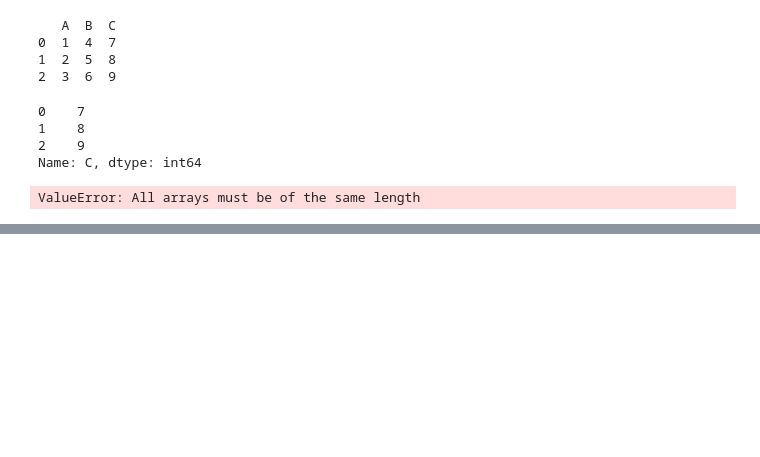
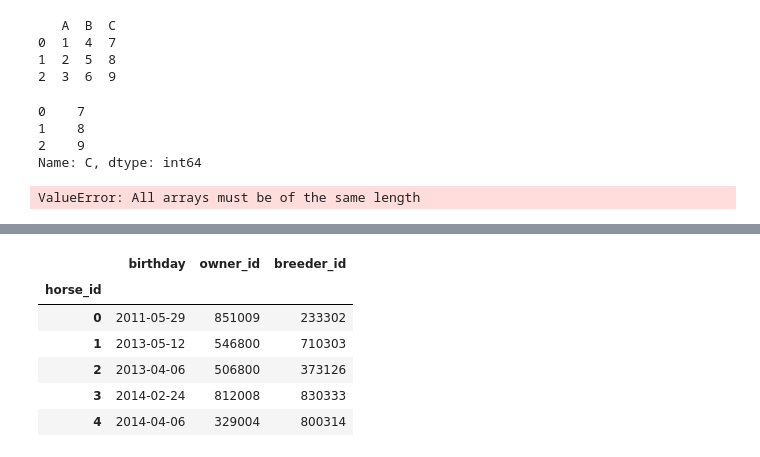
Before and after one commit to nmatsubara8/keibam, a Jupyter notebook: src/preparing/sand_box.ipynb, the cells around one changed output, grey strips where cells are left out. Cells and saved outputs as stored; diff of their text form; code cells hidden in the pictures; blank space fills up the shorter version.

```diff
--- a/src/preparing/sand_box.ipynb
+++ b/src/preparing/sand_box.ipynb
@@ -1566,0 +1715,72 @@ create_raw_horse_info_("./data/html/horse/2011106610.bin")
+# %%
+import pandas as pd
+
+from src.constants._horse_info_cols import HorseInfoCols as Cols
+from src.preprocessing._abstract_data_processor import AbstractDataProcessor
+
+
+class HorseInfoProcessor(AbstractDataProcessor):
+    def __init__(self, filepath):
+        """
+        初期処理
+        """
+        super().__init__(filepath)
+
+    def _preprocess(self):
+        """
+        前処理
+        """
+        df = self.raw_data
+
+        # 生年月日をdatetime型に設定
+        df["birthday"] = pd.to_datetime(df[Cols.BIRTHDAY], format="%Y年%m月%d日")
+
+        # インデックス名を与える
+        df.index.name = "horse_id"
+
+        # カラム抽出
+        df = self._select_columns(df)
+
+        return df
+
+    def _select_columns(self, raw):
+        """
+        カラム抽出
+        """
+        df = raw.copy()[
+            [
+                # Cols.BIRTHDAY, # 生年月日
+                # Cols.TRAINER, # 調教師
+                # Cols.OWNER, # 馬主
+                # Cols.BREEDER, # 生産者
+                # Cols.REC_INFO, # 募集情報
+                # Cols.ORIGIN, # 産地
+                # Cols.PRICE, # セリ取引価格
+                # Cols.WINNING_PRIZE, # 獲得賞金
+                # Cols.TOTAL_RESULTS, # 通算成績
+                # Cols.VICTORY_RACE, # 人気
+                # Cols.RELATIVE_HORSE, # 近親馬
+                "birthday",
+                #'trainer_id',
+                "owner_id",
+                "breeder_id",
+            ]
+        ]
+
+        return df
+
+
+inst = HorseInfoProcessor("./data/raw/horse_info.pkl")
+dft = inst._preprocess()
+# new_columns = {col: int(col) if col.isdigit() else col for col in df.columns if col.isdigit()}
+# 列名を変換
+dft.head()
+# df.rename(columns=new_colu
+# %% [output]
+|  | birthday | owner_id | breeder_id |
+| horse_id |  |  |  |
+| 0 | 2011-05-29 | 851009 | 233302 |
+| 1 | 2013-05-12 | 546800 | 710303 |
+| 2 | 2013-04-06 | 506800 | 373126 |
+| 3 | 2014-02-24 | 812008 | 830333 |
+| 4 | 2014-04-06 | 329004 | 800314 |
```
Also changed, not shown: parts of 2 cells of this notebook, 31 other files.
